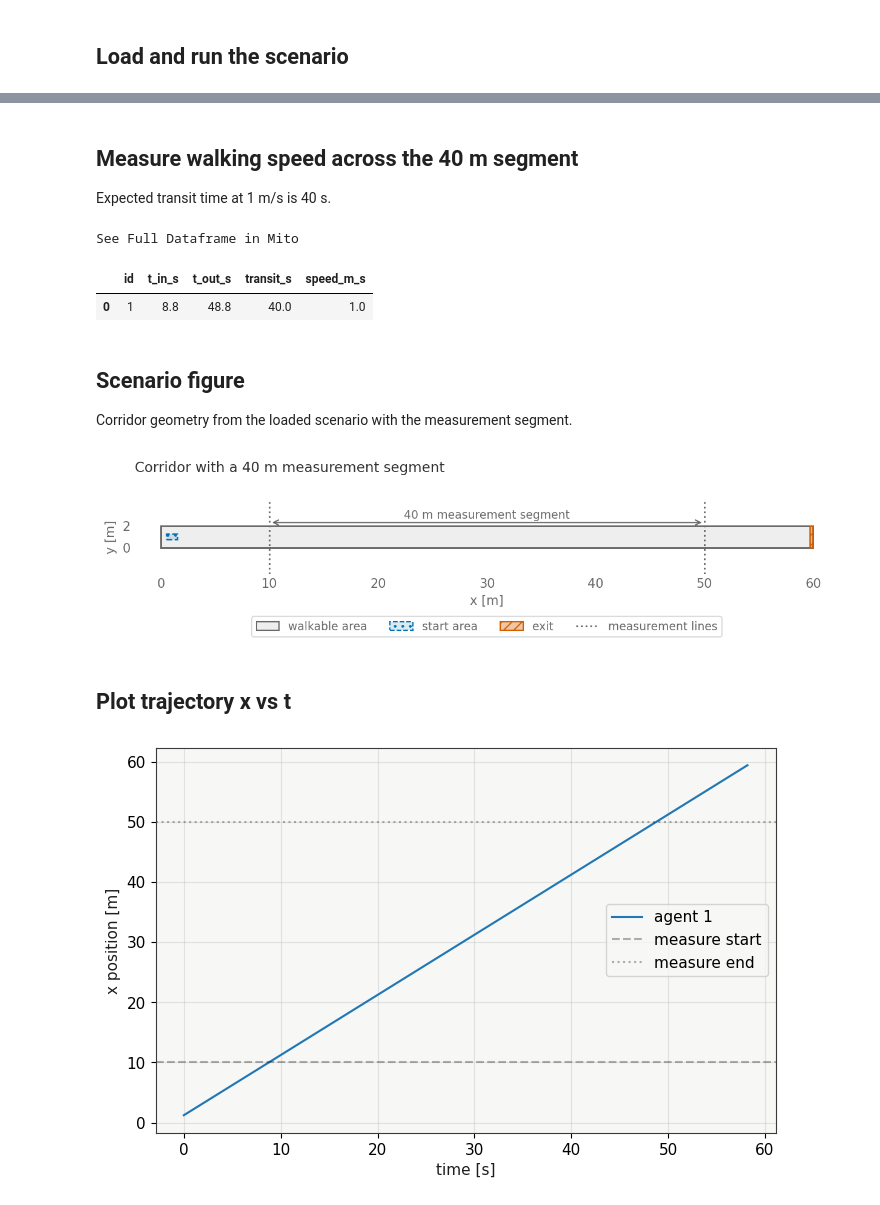
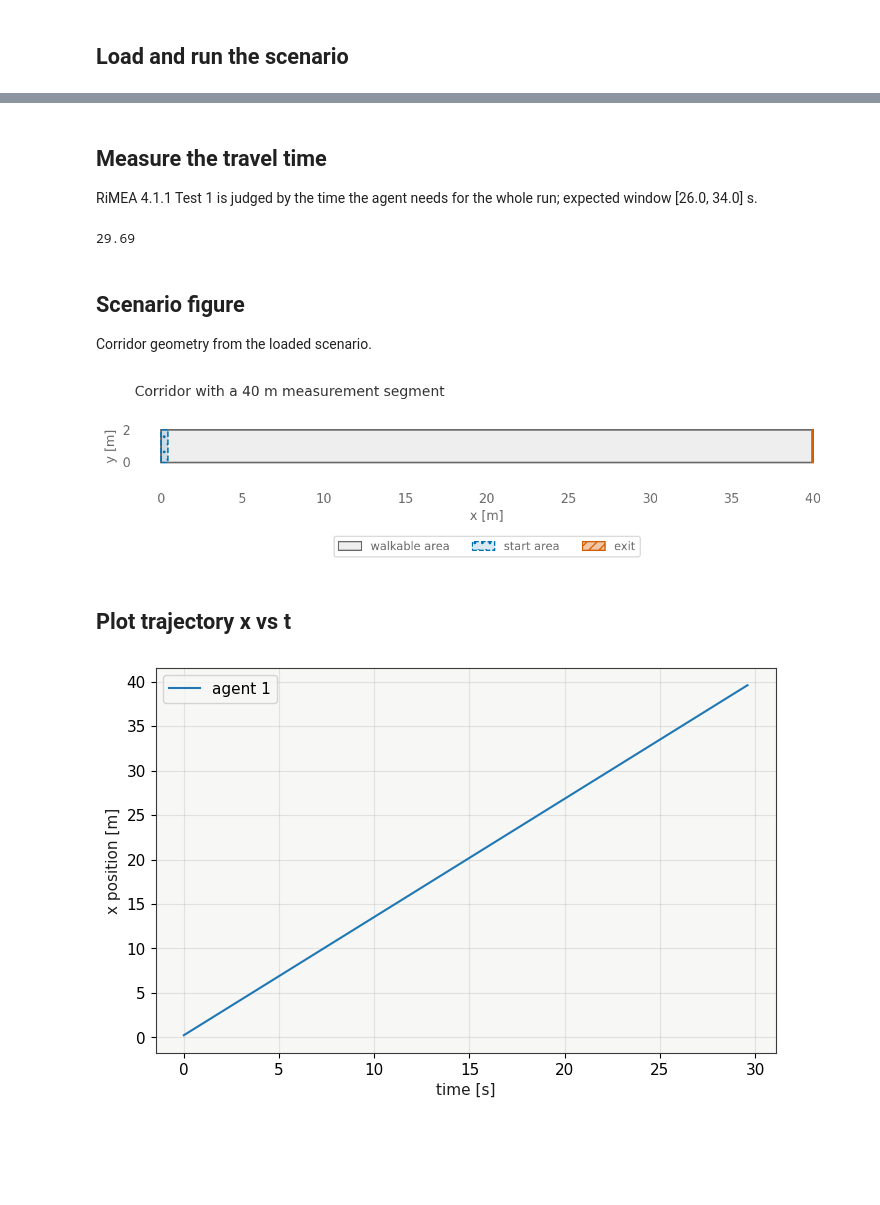
Before and after one commit to PedestrianDynamics/jupedsim-web-community, a Jupyter notebook: standards/rimea/rimea01_corridor_speed.ipynb, the cells around one changed output, grey strips where cells are left out. Saved outputs shown, nothing was run; the diff lists cells and outputs as text; code cells hidden in the pictures; blank space fills up the shorter version.

```diff
--- a/standards/rimea/rimea01_corridor_speed.ipynb
+++ b/standards/rimea/rimea01_corridor_speed.ipynb
@@ -122,68 +122,42 @@ Scenario: scenario_files/Rimea-01-corridor.zip
   Sequence:      jps-distributions_0 -> jps-exits_0
     jps-distributions_0: 1 agents
 # %% [markdown]
-## Measure walking speed across the 40 m segment
+## Measure the travel time
 
-Expected transit time at 1 m/s is 40 s.
+RiMEA 4.1.1 Test 1 is judged by the time the agent needs for the whole run; expected window [26.0, 34.0] s.
 # %%
 df = result.trajectory_dataframe().sort_values(['id', 'frame'])
-MEAS_START_X = 10.0
-MEAS_END_X = 50.0
-DIRECTION = 'right'
-rows = []
-for agent_id, sub in df.groupby('id'):
-    if DIRECTION == 'right':
-        a = sub[sub.x >= MEAS_START_X]; b = sub[sub.x >= MEAS_END_X]
-    else:
-        a = sub[sub.x <= MEAS_START_X]; b = sub[sub.x <= MEAS_END_X]
-    if a.empty or b.empty:
-        continue
-    t_in = a.iloc[0].frame / result.frame_rate
-    t_out = b.iloc[0].frame / result.frame_rate
-    rows.append({'id': int(agent_id), 't_in_s': t_in, 't_out_s': t_out, 'transit_s': t_out - t_in})
-transit = pd.DataFrame(rows)
-transit['speed_m_s'] = abs(MEAS_END_X - MEAS_START_X) / transit['transit_s']
-transit
+LOWER, UPPER = 26.0, 34.0  # accepted travel time, s
+travel_time = result.evacuation_time
+travel_time
 # %% [output]
-See Full Dataframe in Mito
+29.69
-|  | id | t_in_s | t_out_s | transit_s | speed_m_s |
-| 0 | 1 | 8.8 | 48.8 | 40.0 | 1.0 |
 # %% [markdown]
 ## Scenario figure
 
-Corridor geometry from the loaded scenario with the measurement segment.
+Corridor geometry from the loaded scenario.
 # %%
-# Scenario geometry from the loaded ZIP, with the measurement segment.
+# Scenario geometry from the loaded ZIP.
 with plt.rc_context(VV_RC):
     fig, ax = plt.subplots(figsize=(10, 2.6))
     handles = vv_draw_scenario(ax, scenario)
-    for x in (MEAS_START_X, MEAS_END_X):
-        ax.axvline(x, color="dimgrey", ls=":", lw=1.4, zorder=4)
-    handles.append(Line2D([], [], color="dimgrey", ls=":", lw=1.4, label="measurement lines"))
     ymin, ymax = scenario.walkable_polygon.bounds[1], scenario.walkable_polygon.bounds[3]
     ax.set_yticks([ymin, ymax])
-    ax.annotate("", xy=(MEAS_END_X, ymax + 0.3), xytext=(MEAS_START_X, ymax + 0.3),
-                arrowprops={"arrowstyle": "<->", "color": "dimgrey"}, annotation_clip=False)
-    ax.text((MEAS_START_X + MEAS_END_X) / 2, ymax + 0.45,
-            f"{abs(MEAS_END_X - MEAS_START_X):g} m measurement segment", ha="center", va="bottom",
-            color="dimgrey", fontsize=9)
-    ax.set_title("Corridor with a 40 m measurement segment", loc="left", pad=22)
-    ax.legend(handles=handles, loc="upper center", bbox_to_anchor=(0.5, -0.5), ncol=4)
+    ax.set_title("Corridor with a 40 m measurement segment", loc="left")
+    ax.legend(handles=handles, loc="upper center", bbox_to_anchor=(0.5, -0.5), ncol=3)
     plt.show()
 # %% [output]
-[figure, old version]
+[figure, new version]
 # %% [markdown]
 ## Plot trajectory x vs t
 # %%
 fig, ax = plt.subplots()
 for agent_id, sub in df.groupby('id'):
     ax.plot(sub.frame / result.frame_rate, sub.x, label=f'agent {agent_id}')
-ax.axhline(MEAS_START_X, color='k', ls='--', alpha=0.3, label='measure start')
-ax.axhline(MEAS_END_X, color='k', ls=':', alpha=0.3, label='measure end')
 ax.set_xlabel('time [s]'); ax.set_ylabel('x position [m]'); ax.legend()
 plt.show()
 # %% [output]
-[figure, old version]
+[figure, new version]
 # %% [markdown]
 ## Result figure
 
```
Also changed, not shown: parts of 6 cells of this notebook, 12 other files.
